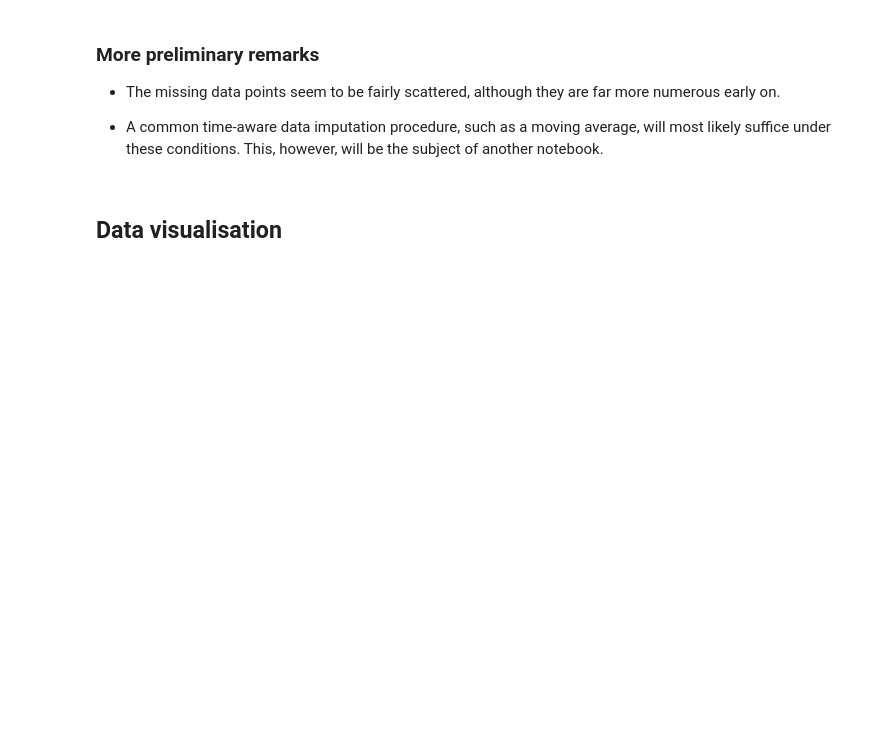
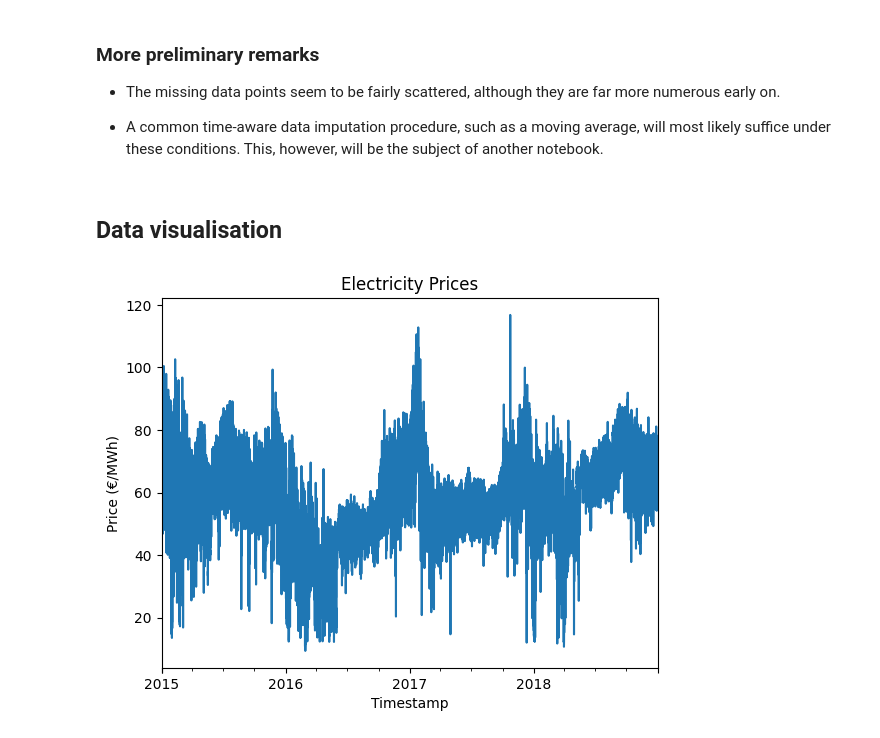
Before and after one commit to MiguelLoureiro98/EnergyForecasting, a Jupyter notebook: src/notebooks/hourly_forecasting/data_visualisation.ipynb, the cells around one changed output. Drawn from its saved outputs; the diff is of its cells as text; code cells hidden in the pictures; blank space fills up the shorter version.

Commit message:
Added some line plots.

```diff
--- a/src/notebooks/hourly_forecasting/data_visualisation.ipynb
+++ b/src/notebooks/hourly_forecasting/data_visualisation.ipynb
@@ -84,3 +84,7 @@ plot_na(data, "price actual", "generation solar", (20, 8));
 - A common time-aware data imputation procedure, such as a moving average, will most likely suffice under these conditions. This, however, will be the subject of another notebook.
 # %% [markdown]
 ## Data visualisation
+# %%
+data["price actual"].plot(kind="line", xlabel="Timestamp", ylabel="Price (€/MWh)", title="Electricity Prices");
+# %% [output]
+[figure, added]
```
Also changed, not shown: parts of 11 cells of this notebook, 1 other file.
